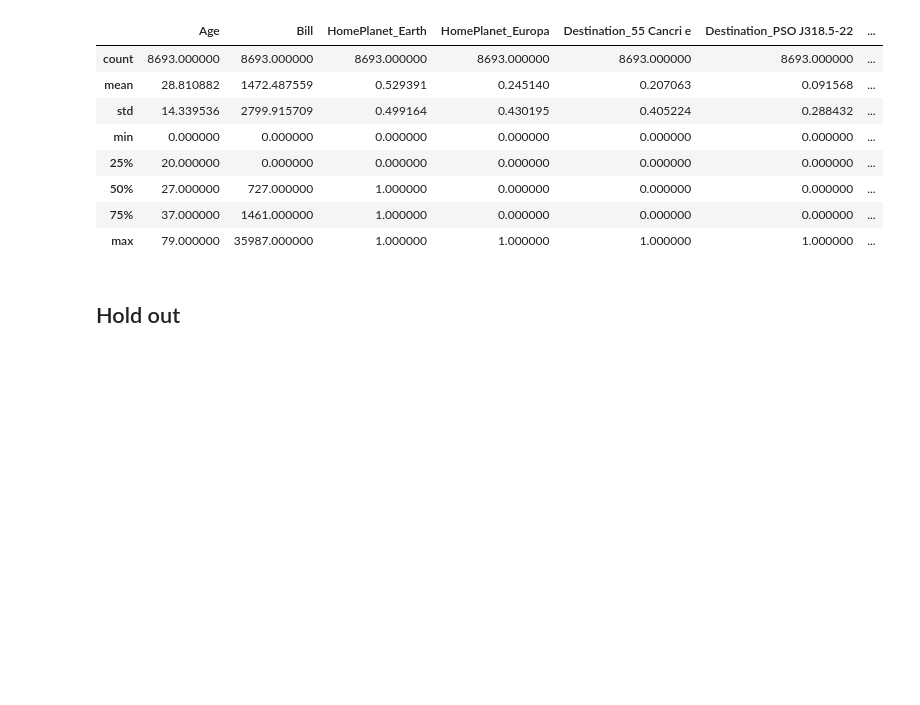
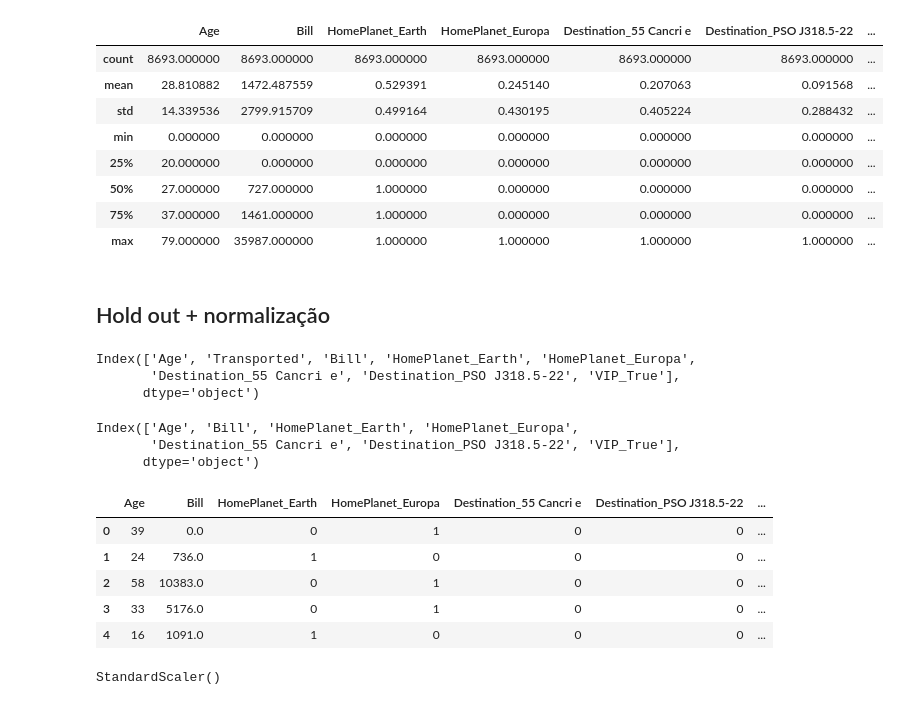
Before and after one commit to talesaraujoc/Spaceship_Titanic, a Jupyter notebook: app.ipynb, the cells around one changed output. Drawn from its saved outputs; the diff is of its cells as text; code cells hidden in the pictures; blank space fills up the shorter version.

```diff
--- a/app.ipynb
+++ b/app.ipynb
@@ -297,4 +297,32 @@ df.describe()
 | 75% | 37.000000 | 1461.000000 | 1.000000 | 0.000000 | 0.000000 | 0.000000 | ... |
 | max | 79.000000 | 35987.000000 | 1.000000 | 1.000000 | 1.000000 | 1.000000 | ... |
 # %% [markdown]
-## Hold out
+## Hold out + normalização
+# %%
+df.columns
+# %% [output]
+Index(['Age', 'Transported', 'Bill', 'HomePlanet_Earth', 'HomePlanet_Europa',
+       'Destination_55 Cancri e', 'Destination_PSO J318.5-22', 'VIP_True'],
+      dtype='object')
+# %%
+df_test.columns
+# %% [output]
+Index(['Age', 'Bill', 'HomePlanet_Earth', 'HomePlanet_Europa',
+       'Destination_55 Cancri e', 'Destination_PSO J318.5-22', 'VIP_True'],
+      dtype='object')
+# %%
+X_test = df_test[['Age', 'Bill', 'HomePlanet_Earth', 'HomePlanet_Europa',
+       'Destination_55 Cancri e', 'Destination_PSO J318.5-22', 'VIP_True']]
+
+X_train = df[['Age', 'Bill', 'HomePlanet_Earth', 'HomePlanet_Europa',
+       'Destination_55 Cancri e', 'Destination_PSO J318.5-22', 'VIP_True']]
+y_train = df['Transported']
+# %%
+X_train.head()
+# %% [output]
+|  | Age | Bill | HomePlanet_Earth | HomePlanet_Europa | Destination_55 Cancri e | Destination_PSO J318.5-22 | ... |
+| 0 | 39 | 0.0 | 0 | 1 | 0 | 0 | ... |
+| 1 | 24 | 736.0 | 1 | 0 | 0 | 0 | ... |
+| 2 | 58 | 10383.0 | 0 | 1 | 0 | 0 | ... |
+| 3 | 33 | 5176.0 | 0 | 1 | 0 | 0 | ... |
+| 4 | 16 | 1091.0 | 1 | 0 | 0 | 0 | ... |
@@ -300,0 +331,5 @@ df.describe()
+# %%
+scaler = StandardScaler()
+scaler.fit(X_train[['Age','Bill']])
+# %% [output]
+StandardScaler()
```
Also changed, not shown: parts of 14 cells of this notebook.
